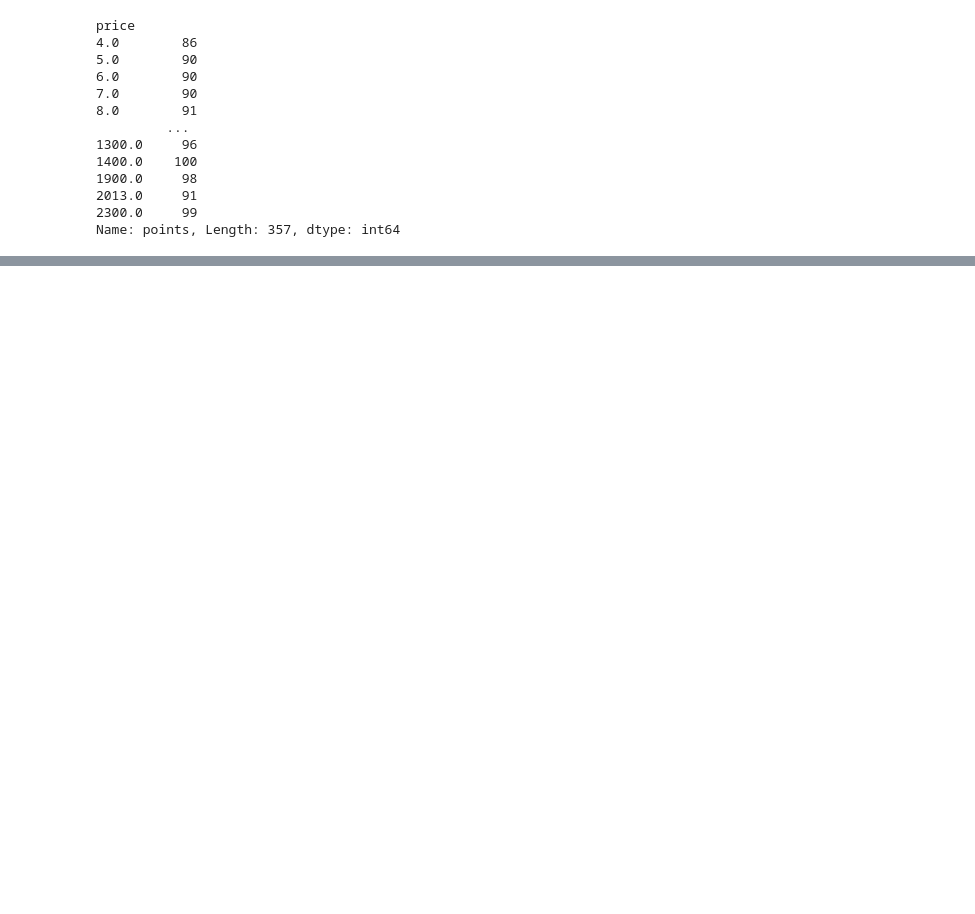
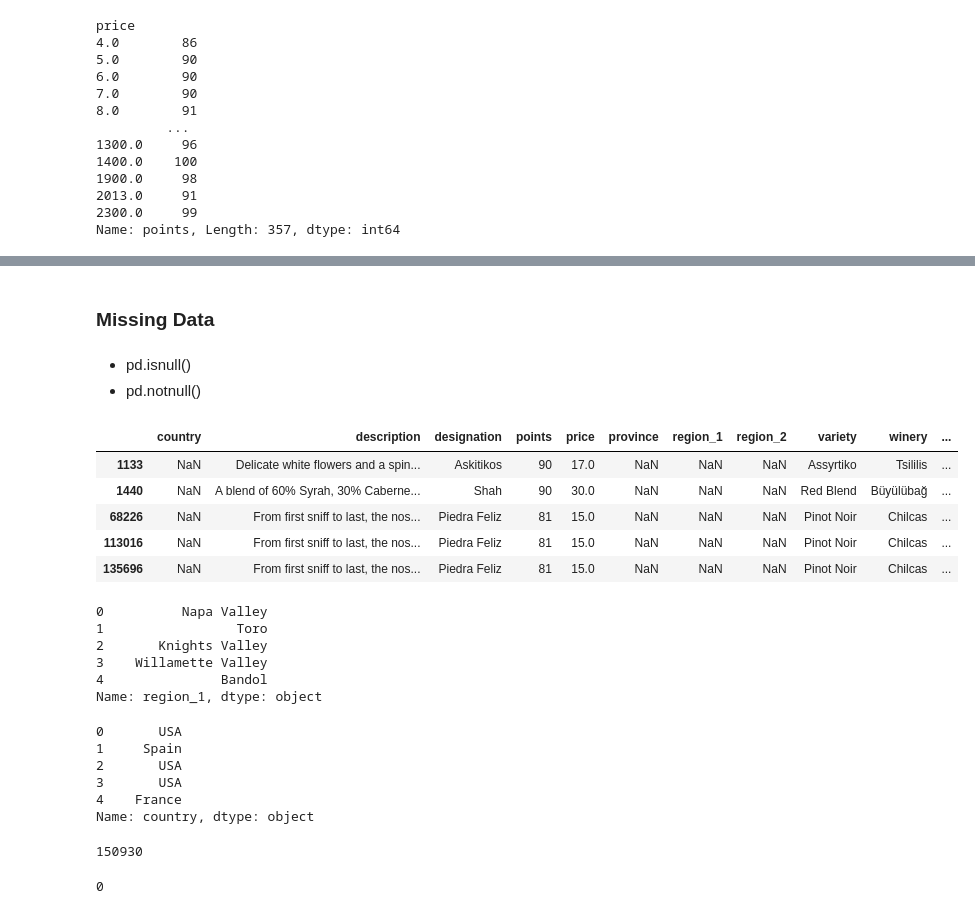
Before and after one commit to sagareekaSoni/Data-Analysis---LearningScripts, a Jupyter notebook: Panda .ipynb, the cells around one changed output, grey strips where cells are left out. Drawn from its saved outputs; the diff is of its cells as text; code cells hidden in the pictures; blank space fills up the shorter version.

```diff
--- a/Panda .ipynb
+++ b/Panda .ipynb
@@ -474,0 +516,44 @@ Name: points, Length: 357, dtype: int64
+# %% [markdown]
+### Missing Data
+# %% [markdown]
+* pd.isnull()
+* pd.notnull()
+# %%
+# find column with missing country
+
+wine_reviews[wine_reviews.country.isnull()].head() # Head rows
+# %% [output]
+|  | country | description | designation | points | price | province | region_1 | region_2 | variety | winery | ... |
+| 1133 | NaN | Delicate white flowers and a spin... | Askitikos | 90 | 17.0 | NaN | NaN | NaN | Assyrtiko | Tsililis | ... |
+| 1440 | NaN | A blend of 60% Syrah, 30% Caberne... | Shah | 90 | 30.0 | NaN | NaN | NaN | Red Blend | Büyülübağ | ... |
+| 68226 | NaN | From first sniff to last, the nos... | Piedra Feliz | 81 | 15.0 | NaN | NaN | NaN | Pinot Noir | Chilcas | ... |
+| 113016 | NaN | From first sniff to last, the nos... | Piedra Feliz | 81 | 15.0 | NaN | NaN | NaN | Pinot Noir | Chilcas | ... |
+| 135696 | NaN | From first sniff to last, the nos... | Piedra Feliz | 81 | 15.0 | NaN | NaN | NaN | Pinot Noir | Chilcas | ... |
+# %%
+# fill null value with 'Unknown'
+wine_reviews.region_1.fillna("Unknown").head()
+# %% [output]
+0          Napa Valley
+1                 Toro
+2       Knights Valley
+3    Willamette Valley
+4               Bandol
+Name: region_1, dtype: object
+# %%
+# Replace Value
+wine_reviews.country.replace("US","USA").head()
+# %% [output]
+0       USA
+1     Spain
+2       USA
+3       USA
+4    France
+Name: country, dtype: object
+# %%
+wine_reviews.price.isnull().count()
+# %% [output]
+150930
+# %%
+wine_reviews.price[pd.isnull(wine_reviews.price)].count()
+# %% [output]
+0
```
Also changed, not shown: parts of 14 cells of this notebook.
